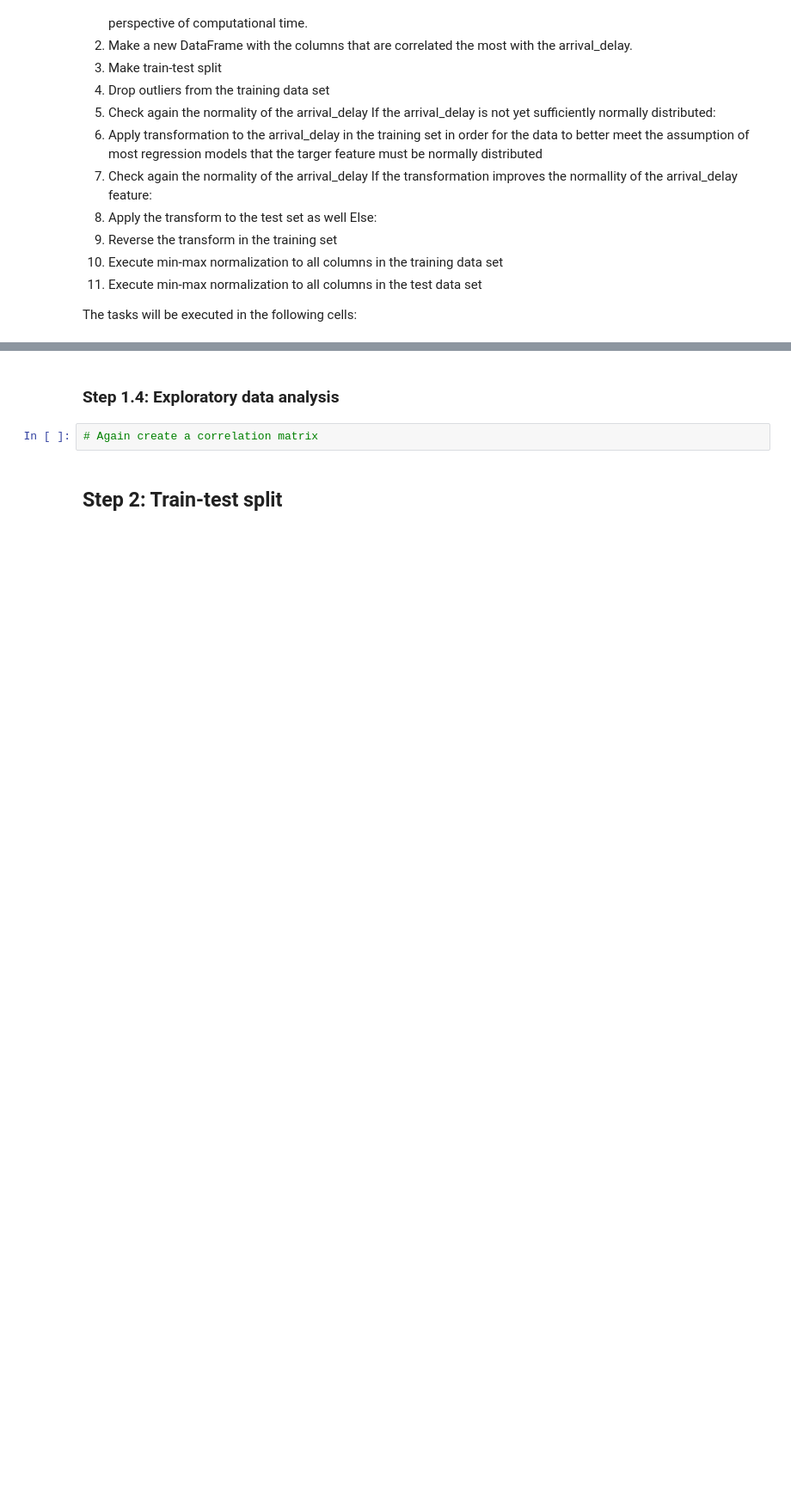
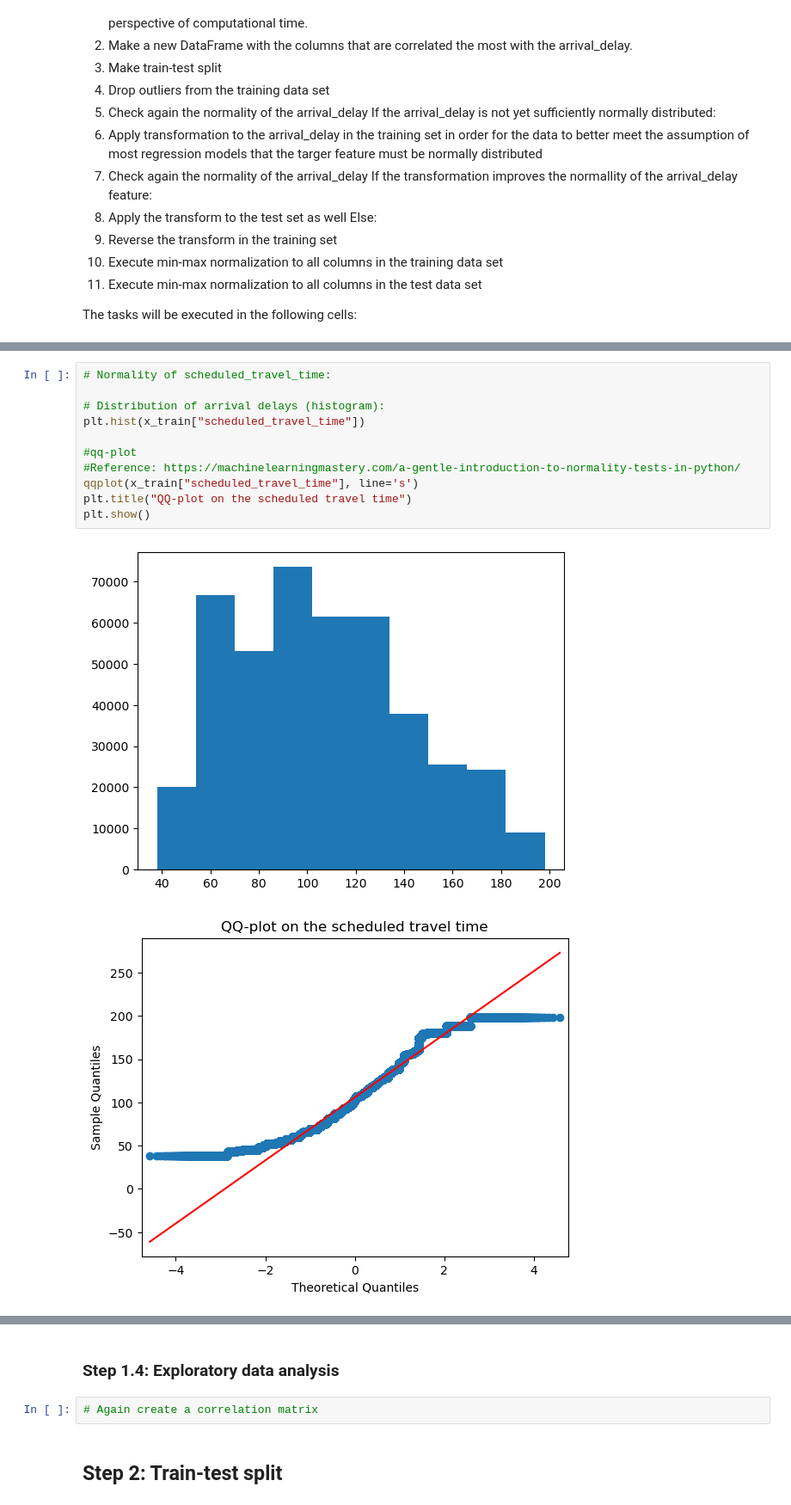
Before and after one commit to TomKoning1999/Final-project-code-folder, a Jupyter notebook: AH2179 final project group 4.ipynb, the cells around one changed output, grey strips where cells are left out. Shown at 86% size. Drawn from its saved outputs; the diff is of its cells as text; blank space fills up the shorter version.

```diff
--- a/AH2179 final project group 4.ipynb
+++ b/AH2179 final project group 4.ipynb
@@ -902,0 +823,14 @@ ShapiroResult(statistic=0.9642213582992554, pvalue=0.0)
+# %%
+# Normality of scheduled_travel_time:
+
+# Distribution of arrival delays (histogram):
+plt.hist(x_train["scheduled_travel_time"])
+
+#qq-plot
+#Reference: https://machinelearningmastery.com/a-gentle-introduction-to-normality-tests-in-python/
+qqplot(x_train["scheduled_travel_time"], line='s')
+plt.title("QQ-plot on the scheduled travel time")
+plt.show()
+# %% [output]
+[figure, added]
+[figure, added]
```
Also changed, not shown: parts of 41 cells of this notebook.
